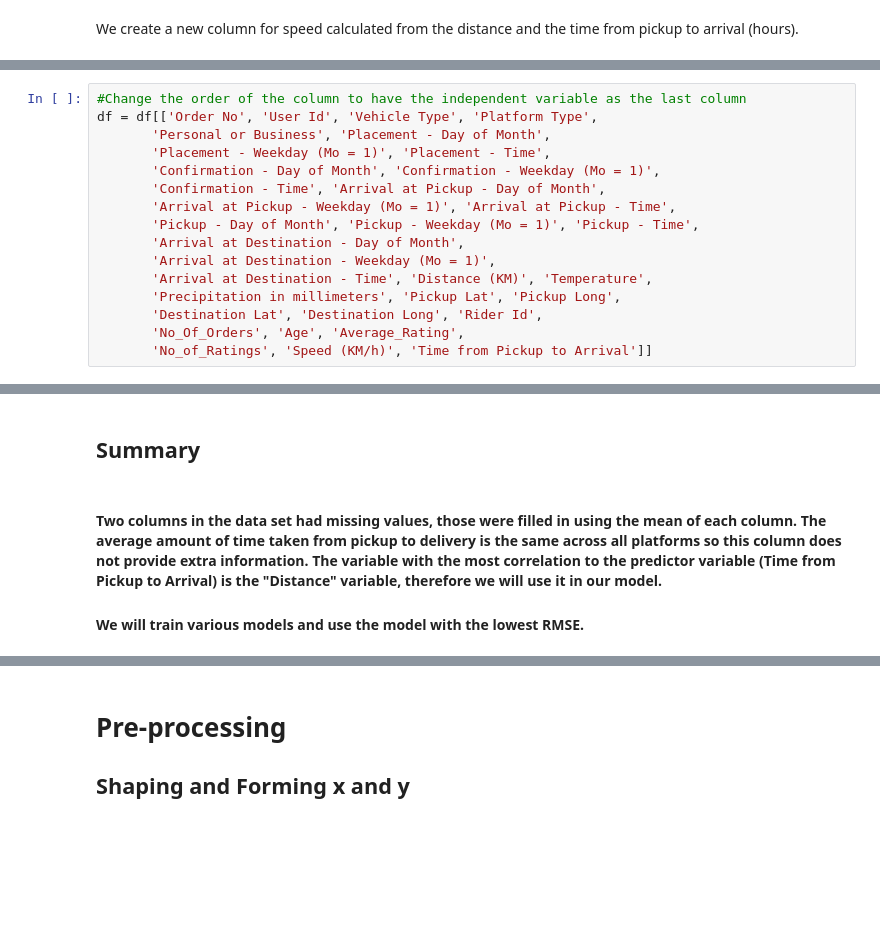
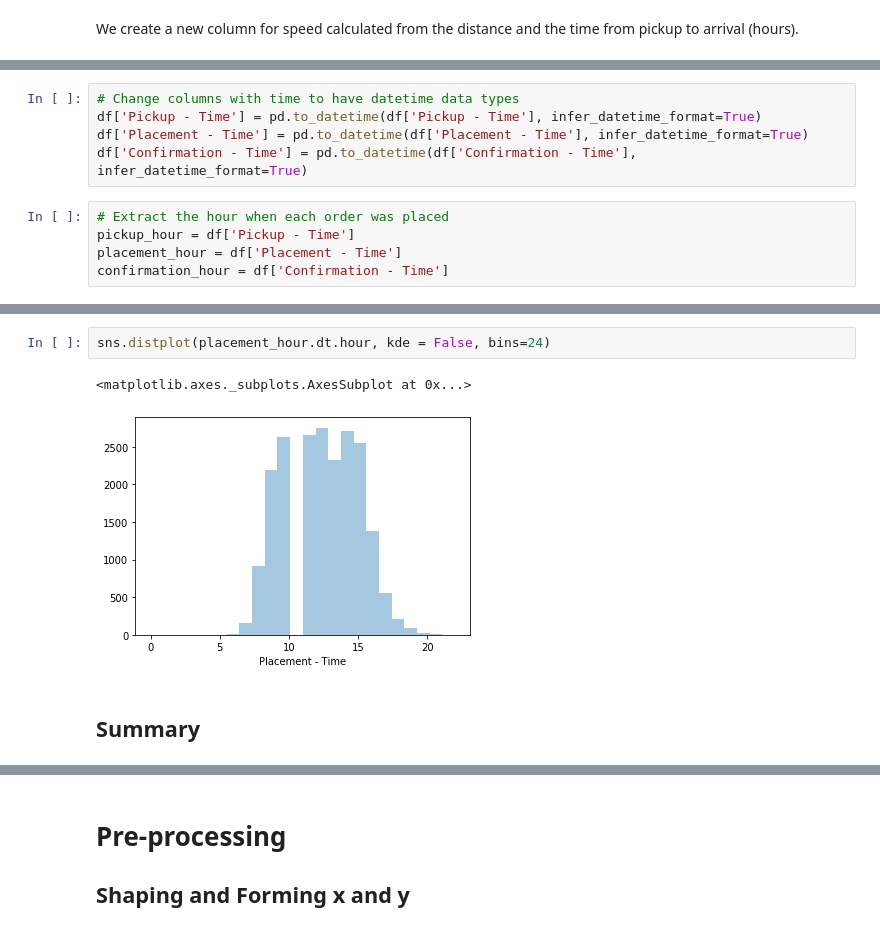
Before and after one commit to CourtneyGallant/CT_9, a Jupyter notebook: Final Notebook.ipynb, the cells around one changed output, grey strips where cells are left out. Saved outputs shown, nothing was run; the diff lists cells and outputs as text; blank space fills up the shorter version.

```diff
--- a/Final Notebook.ipynb
+++ b/Final Notebook.ipynb
@@ -325,16 +294,0 @@ df['Speed (KM/h)'] = df['Distance (KM)']/(df['Time from Pickup to Arrival']/3600
-# %%
-#Change the order of the column to have the independent variable as the last column
-df = df[['Order No', 'User Id', 'Vehicle Type', 'Platform Type',
-       'Personal or Business', 'Placement - Day of Month',
-       'Placement - Weekday (Mo = 1)', 'Placement - Time',
-       'Confirmation - Day of Month', 'Confirmation - Weekday (Mo = 1)',
-       'Confirmation - Time', 'Arrival at Pickup - Day of Month',
-       'Arrival at Pickup - Weekday (Mo = 1)', 'Arrival at Pickup - Time',
-       'Pickup - Day of Month', 'Pickup - Weekday (Mo = 1)', 'Pickup - Time',
-       'Arrival at Destination - Day of Month',
-       'Arrival at Destination - Weekday (Mo = 1)',
-       'Arrival at Destination - Time', 'Distance (KM)', 'Temperature',
-       'Precipitation in millimeters', 'Pickup Lat', 'Pickup Long',
-       'Destination Lat', 'Destination Long', 'Rider Id',
-       'No_Of_Orders', 'Age', 'Average_Rating',
-       'No_of_Ratings', 'Speed (KM/h)', 'Time from Pickup to Arrival']]
@@ -350,0 +295,10 @@ df.head()
+# %%
+# Change columns with time to have datetime data types
+df['Pickup - Time'] = pd.to_datetime(df['Pickup - Time'], infer_datetime_format=True)
+df['Placement - Time'] = pd.to_datetime(df['Placement - Time'], infer_datetime_format=True)
+df['Confirmation - Time'] = pd.to_datetime(df['Confirmation - Time'], infer_datetime_format=True)
+# %%
+# Extract the hour when each order was placed
+pickup_hour = df['Pickup - Time']
+placement_hour = df['Placement - Time']
+confirmation_hour = df['Confirmation - Time']
@@ -351,6 +331,7 @@ df.head()
+# %%
+sns.distplot(placement_hour.dt.hour, kde = False, bins=24)
+# %% [output]
+<matplotlib.axes._subplots.AxesSubplot at 0x...>
+[figure, added]
 # %% [markdown]
 ## Summary
-# %% [markdown]
-#### Two columns in the data set had missing values, those were filled in using the mean of each column. The average amount of time taken from pickup to delivery is the same across all platforms so this column does not provide extra information. The variable with the most correlation to the predictor variable (Time from Pickup to Arrival) is the "Distance" variable, therefore we will use it in our model.
-
-#### We will train various models and use the model with the lowest RMSE.
```
Also changed, not shown: parts of 29 cells of this notebook.
